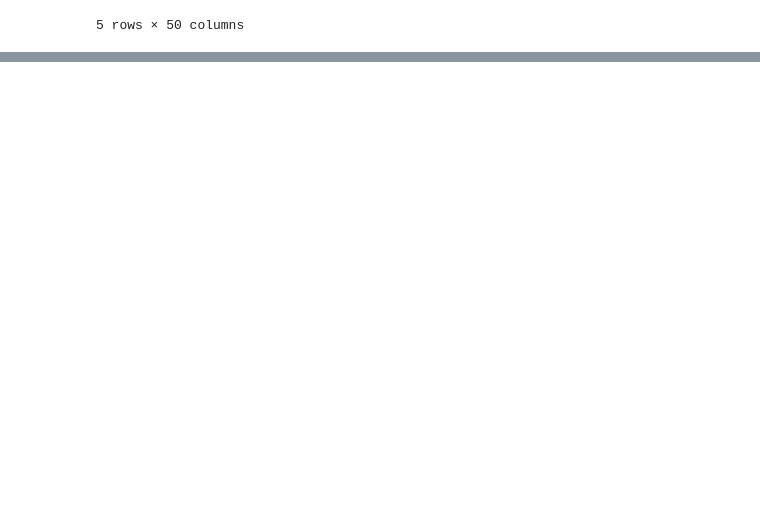
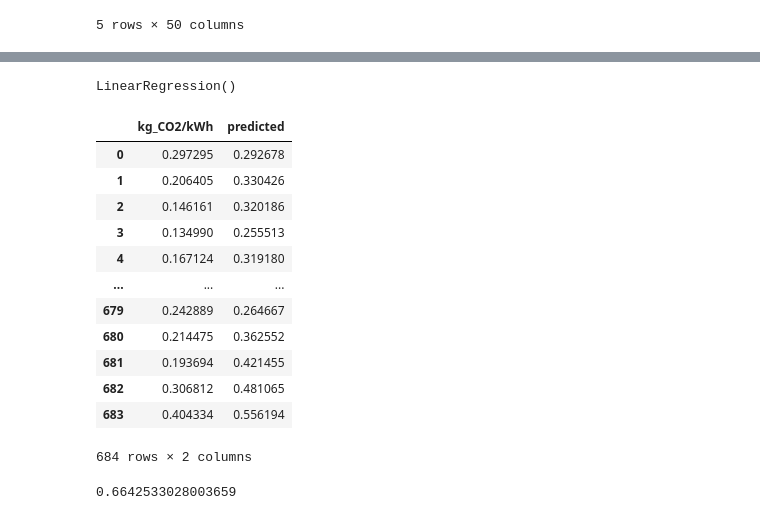
Before and after one commit to MatejPriesol/Forecasting-Carbon-Intensity-and-Solar-Generation, a Jupyter notebook: models/data_merging.ipynb, the cells around one changed output, grey strips where cells are left out. Drawn from its saved outputs; the diff is of its cells as text; code cells hidden in the pictures; blank space fills up the shorter version.

```diff
--- a/models/data_merging.ipynb
+++ b/models/data_merging.ipynb
@@ -73,7 +86,13 @@ train, test = train_test_split(normalized_data, test_size=0.05)
 # %%
-threshold = 0.2
+threshold = 0
 column_to_predict = "kg_CO2/kWh"
+
+independent_variables = []
 
 
 for column in train:
-    if train[column].corr(train[column_to_predict]):
+    if abs(train[column].corr(train[column_to_predict])) > threshold:
+        independent_variables.append(column)
+
+independent_variables.remove(column_to_predict)
+independent_variables
@@ -79,0 +117,32 @@ for column in train:
+# %%
+X = train[independent_variables]
+Y = train[column_to_predict]
+# %%
+regr = linear_model.LinearRegression()
+regr.fit(X, Y)
+# %% [output]
+LinearRegression()
+# %%
+y_pred = regr.predict(X)
+results = Y.copy()
+results = results.to_frame()
+results["predicted"] = y_pred
+results
+# %% [output]
+|  | kg_CO2/kWh | predicted |
+| 0 | 0.297295 | 0.292678 |
+| 1 | 0.206405 | 0.330426 |
+| 2 | 0.146161 | 0.320186 |
+| 3 | 0.134990 | 0.255513 |
+| 4 | 0.167124 | 0.319180 |
+| ... | ... | ... |
+| 679 | 0.242889 | 0.264667 |
+| 680 | 0.214475 | 0.362552 |
+| 681 | 0.193694 | 0.421455 |
+| 682 | 0.306812 | 0.481065 |
+| 683 | 0.404334 | 0.556194 |
+684 rows × 2 columns
+# %%
+regr.score(X, Y)
+# %% [output]
+0.6642533028003659
```
Also changed, not shown: parts of 4 cells of this notebook, 1 other file.
